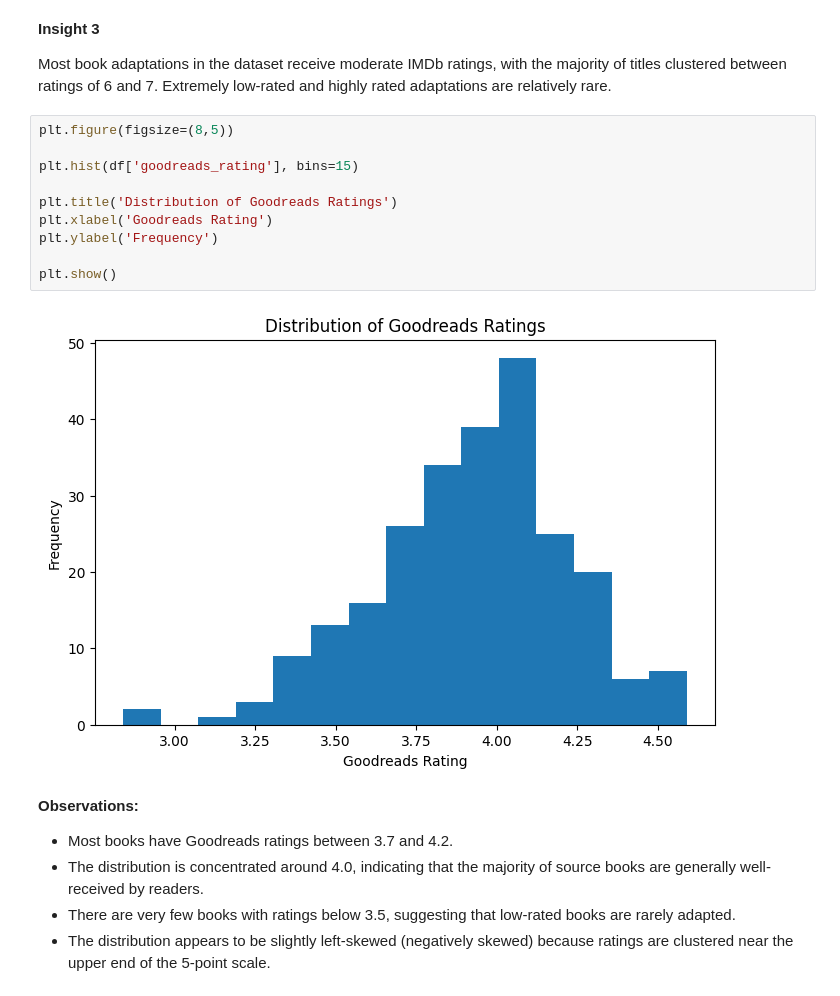
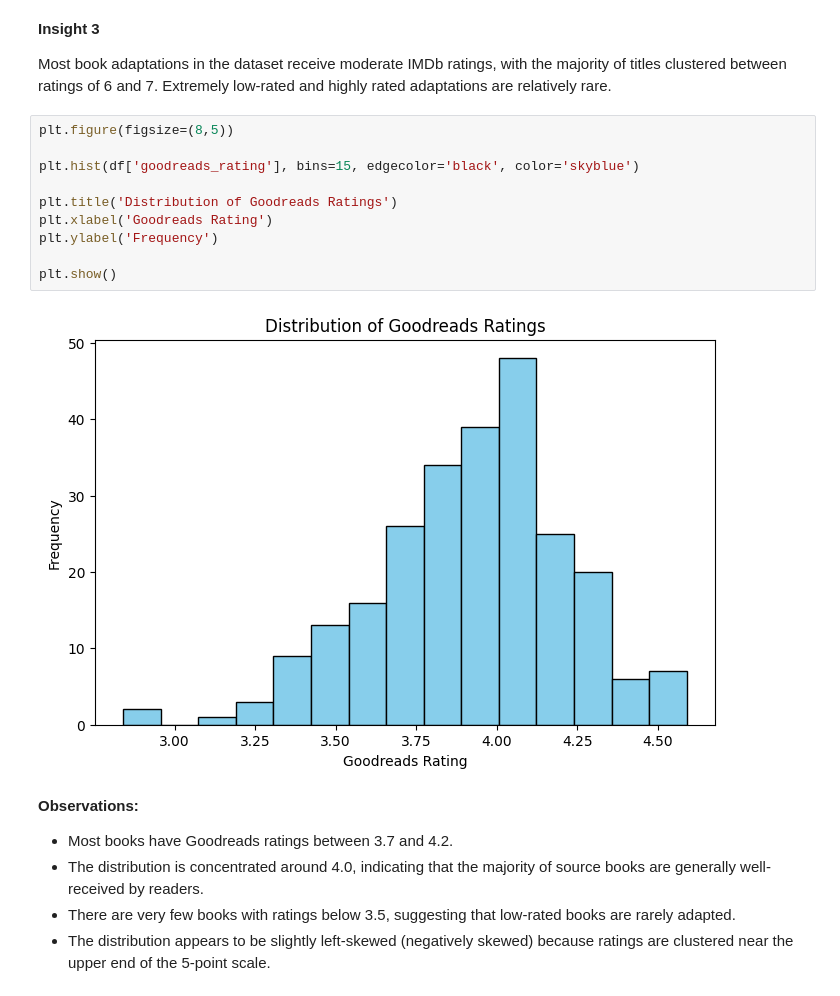
Before and after one commit to devashreekinjale/Book-Adaptations, a Jupyter notebook: book_adaptations/notebooks/05_data_analysis.ipynb, the cells around one changed output. Saved outputs shown, nothing was run; the diff lists cells and outputs as text.

```diff
--- a/book_adaptations/notebooks/05_data_analysis.ipynb
+++ b/book_adaptations/notebooks/05_data_analysis.ipynb
@@ -179,15 +179,15 @@ Most book adaptations in the dataset receive moderate IMDb ratings, with the maj
 # %%
 plt.figure(figsize=(8,5))
 
-plt.hist(df['goodreads_rating'], bins=15)
+plt.hist(df['goodreads_rating'], bins=15, edgecolor='black', color='skyblue')
 
 plt.title('Distribution of Goodreads Ratings')
 plt.xlabel('Goodreads Rating')
 plt.ylabel('Frequency')
 
 plt.show()
 # %% [output]
-[figure, old version]
+[figure, new version]
 # %% [markdown]
 **Observations:**
 - Most books have Goodreads ratings between 3.7 and 4.2.
```
Also changed, not shown: parts of 8 cells of this notebook, 4 other files.
